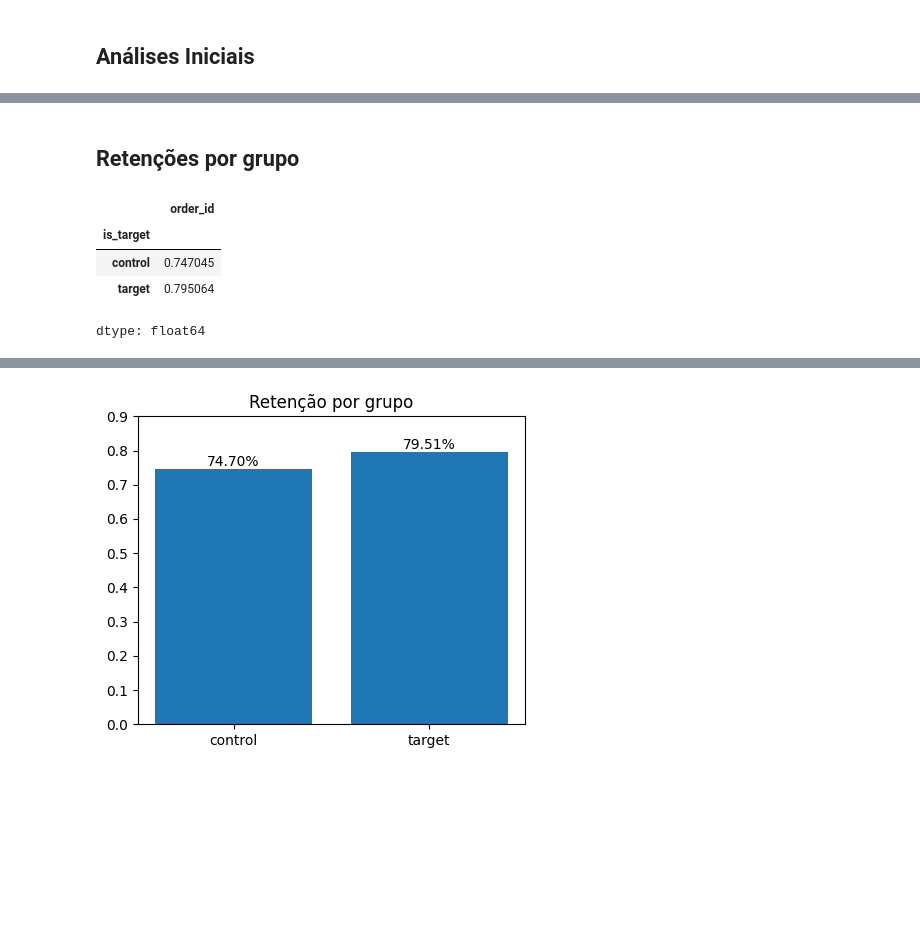
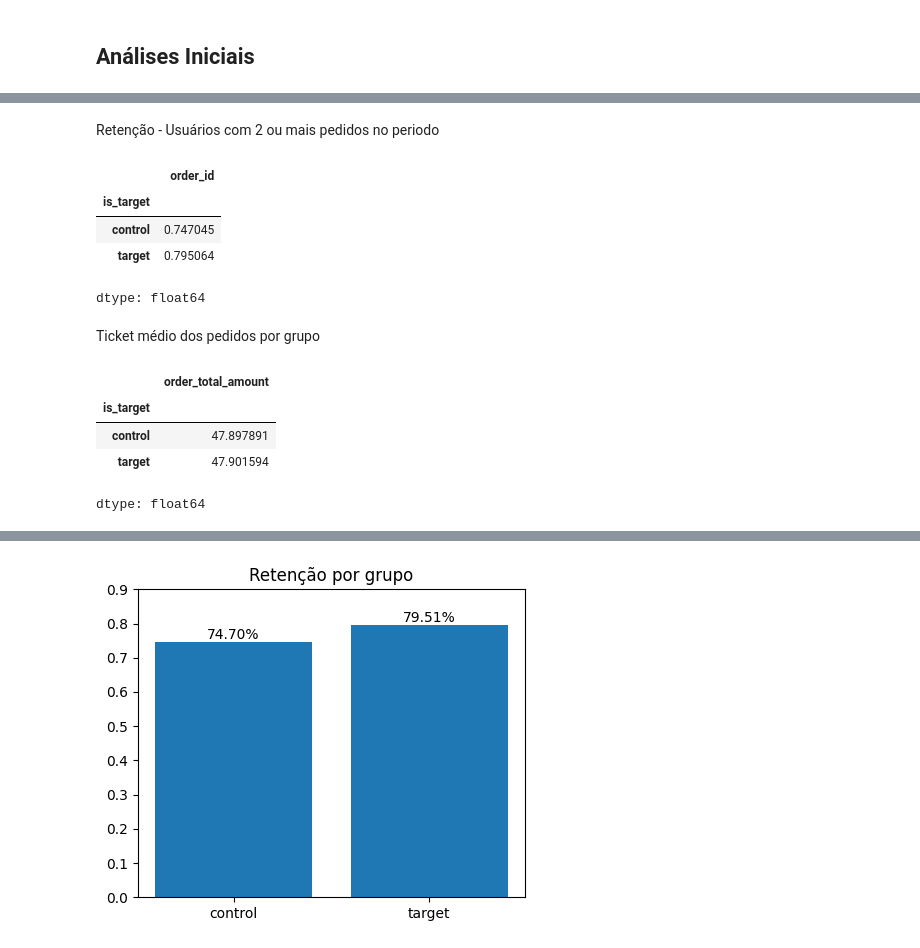
Before and after one commit to RonneyPetras/ifood-data-analysis-case, a Jupyter notebook: 02_ab_test_analysis.ipynb, the cells around one changed output, grey strips where cells are left out. Saved outputs shown, nothing was run; the diff lists cells and outputs as text; code cells hidden in the pictures; blank space fills up the shorter version.

```diff
--- a/02_ab_test_analysis.ipynb
+++ b/02_ab_test_analysis.ipynb
@@ -35,8 +35,8 @@ df_pedidos_ab_teste.head()
 | 2 | c4d0992f315f48e2e145afacf30251369... | 56973dab976fe8b32cdeaa0795af4eddb... | 50.2 | a9ef451e17cb419dce70451a1c9b733d5... | control |
 | 3 | 992f50eaded5ffcf1ed2ad615b11bef0f... | 5aeb6d21ff3e8f1c04e437d3cf677bf56... | 21.0 | 2f9f3fd5434960270578ca3ea5360ef8e... | control |
 | 4 | a6d507960380b270f9f19876dd53bd0d2... | e80f08f1829cdbf06e2d24cf9880b41ee... | 21.0 | 3e6131f15538a060e898ec02926240cce... | target |
-# %% [markdown]
-## Retenções por grupo
+# %% [markdown]
+Retenção - Usuários com 2 ou mais pedidos no periodo
 # %%
 # 1. Retenção
 retention = df_pedidos_ab_teste.groupby(['customer_id', 'is_target'])['order_id'].count() > 1
@@ -48,3 +48,14 @@ df_gb_retencao
 | control | 0.747045 |
 | target | 0.795064 |
 dtype: float64
+# %% [markdown]
+Ticket médio dos pedidos por grupo
+# %%
+df_ticket_medio = df_pedidos_ab_teste.groupby('is_target')['order_total_amount'].mean()
+df_ticket_medio
+# %% [output]
+|  | order_total_amount |
+| is_target |  |
+| control | 47.897891 |
+| target | 47.901594 |
+dtype: float64
```
Also changed, not shown: parts of 5 cells of this notebook.
